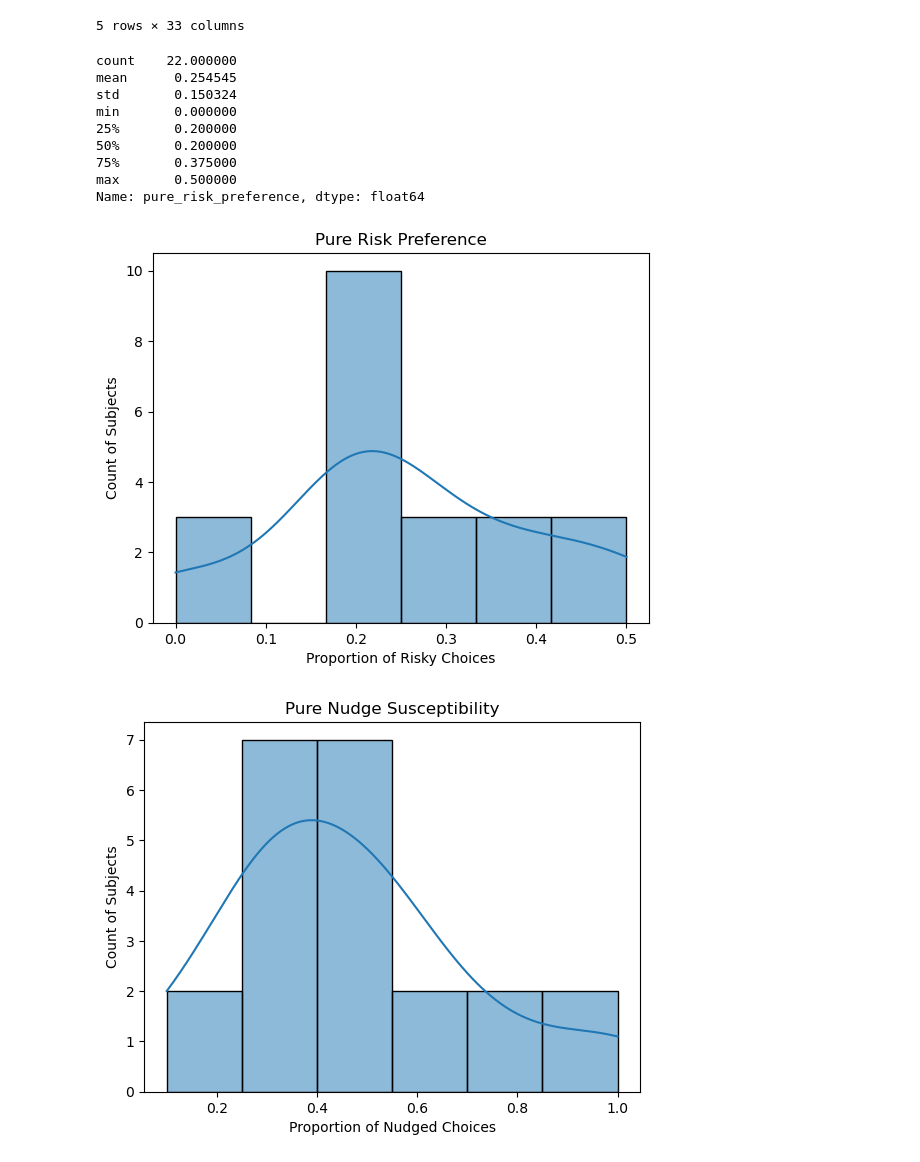
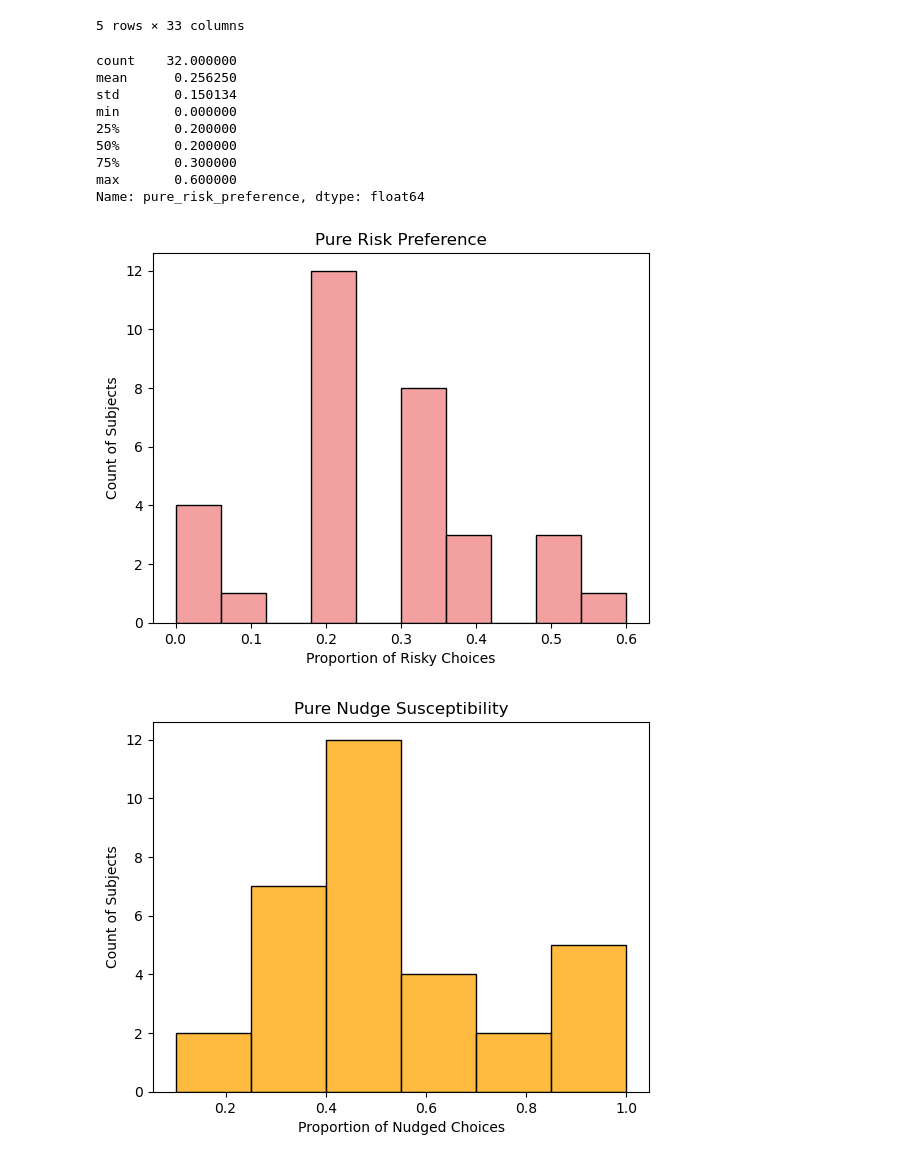
Before and after one commit to andymgibson/opt-in_opt-out_nudging_risk_preference_study, a Jupyter notebook: csv_preprocess_and_plots.ipynb, the cells around one changed output. Cells and saved outputs as stored; diff of their text form; code cells hidden in the pictures.

```diff
--- a/csv_preprocess_and_plots.ipynb
+++ b/csv_preprocess_and_plots.ipynb
@@ -7,5 +10,5 @@ import re
 # %%
-original_data = pd.read_csv("responses_22.csv")
+original_data = pd.read_csv("responses_32.csv")
 # %%
 # Function to create dictionary for renaming columns
 def edit_cols(cols):
@@ -49,7 +52,7 @@ data = data.map(lambda x: x.strip()[-1] if "option" in str(x).lower() else x)
 gender_dict = {"Man": "M", "Woman": "W", "Non-binary": "NB"}
 data['gender'] = data['gender'].map(gender_dict)
 
-data.replace({"Grad Student": "Graduate", "I'm not a student": "Non-Student", "Prefer not to specify": "PNTS"}, inplace=True)
+data.replace({"Grad Student": "Graduate", "I'm not a student": "Non-Student", "Prefer not to specify": "Decline"}, inplace=True)
 
 for col in data.columns:
     if "nudge" in col:
@@ -231,30 +234,30 @@ risk_df.head()
 # %%
 risk_df['pure_risk_preference'].describe()
 # %% [output]
-count    22.000000
-mean      0.254545
-std       0.150324
+count    32.000000
+mean      0.256250
+std       0.150134
 min       0.000000
 25%       0.200000
 50%       0.200000
-75%       0.375000
-max       0.500000
+75%       0.300000
+max       0.600000
 Name: pure_risk_preference, dtype: float64
 # %%
-sns.histplot(risk_df['pure_risk_preference'], color='C0', kde=True)
+sns.histplot(risk_df['pure_risk_preference'], color='lightcoral')
 plt.title('Pure Risk Preference')
 plt.xlabel('Proportion of Risky Choices')
 plt.ylabel('Count of Subjects')
 plt.savefig('Pure Risk Preference.png', dpi=300, bbox_inches='tight')
 plt.show()
 # %% [output]
-[figure, old version]
+[figure, new version]
 # %%
-sns.histplot(risk_df['nudge_susceptibility'], color='C0', kde=True)
+sns.histplot(risk_df['nudge_susceptibility'], color='orange')
 plt.title('Pure Nudge Susceptibility')
 plt.xlabel('Proportion of Nudged Choices')
 plt.ylabel('Count of Subjects')
 plt.savefig('Pure Nudge Susceptibility.png', dpi=300, bbox_inches='tight')
 plt.show()
 # %% [output]
-[figure, old version]
+[figure, new version]
```
Also changed, not shown: parts of 27 cells of this notebook.
